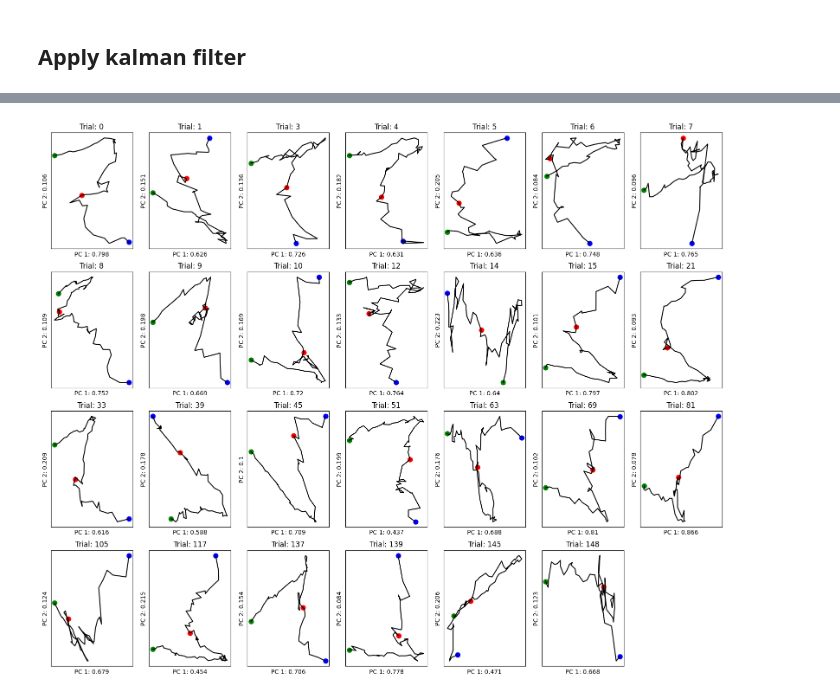
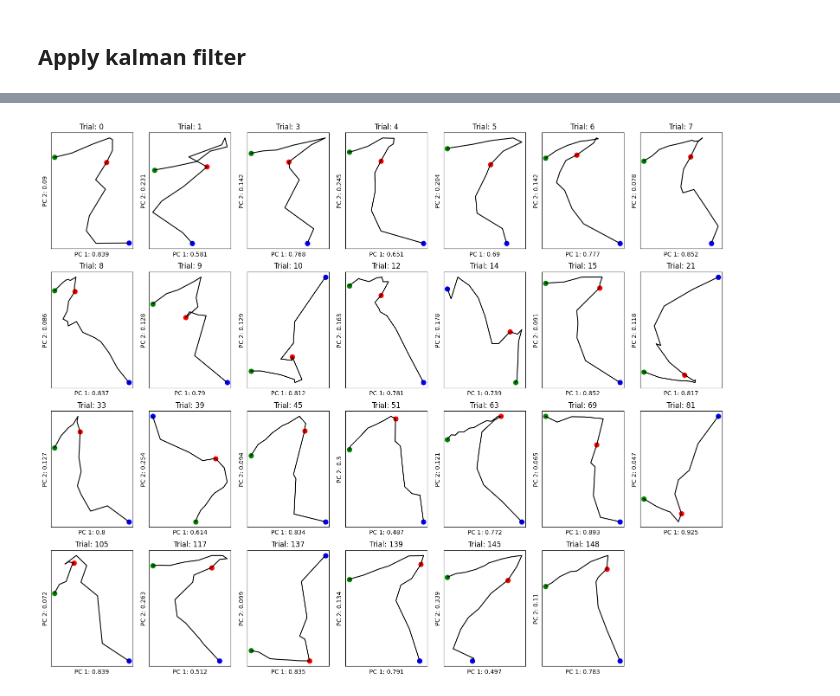
Before and after one commit to hantman-lab/realSpike, a Jupyter notebook: notebooks/pro-svd/PCA_single_trial_control.ipynb, the cells around one changed output, grey strips where cells are left out. Drawn from its saved outputs; the diff is of its cells as text; code cells hidden in the pictures.

```diff
--- a/notebooks/pro-svd/PCA_single_trial_control.ipynb
+++ b/notebooks/pro-svd/PCA_single_trial_control.ipynb
@@ -281,7 +284,7 @@ binned_spikes.shape
 import numpy as np
 from filterpy.kalman import KalmanFilter
 
-def apply_kalman_filter(data, A=1, H=1, Q=0.001, R=1, initial_state=None):
+def apply_kalman_filter(data, A=1, H=1, Q=1e-2, R=1, initial_state=None):
     """
     Applies 1D Kalman filter to each channel in the binned spike data.
 
@@ -352,11 +359,11 @@ smoothed.shape
 # 300 ms after mouth = 60 bins
 # %%
 # lift duration
-lift = int(data["lift_ms"][0,trial_no] / 5)
+lift = int(data["lift_ms"][0,trial_no] / bin_size)
 # grab duration
-grab = int(data["grab_ms"][0,trial_no] / 5)
+grab = int(data["grab_ms"][0,trial_no] / bin_size)
 # mouth duration
-mouth = int(data["mouth_ms"][0,trial_no] / 5)
+mouth = int(data["mouth_ms"][0,trial_no] / bin_size)
 
 (lift, grab, mouth)
 # %% [output]
@@ -394,6 +402,10 @@ from tqdm import tqdm
 # %%
 pcas = list()
 explained_variances = list()
+
+# HYPERPARAMETERS TO TOGGLE
+bin_size = 20
+Q=1e-3
 
 for i in tqdm(control_idxs):
     trial_no = i
@@ -419,11 +431,12 @@ for i in tqdm(control_idxs):
     for i, sc in enumerate(spike_ixs):
         a[i, sc] = 1
 
-    binned_spikes = bin_spike_data(a, 150)
+    b = bin_size * 30 # 30ms per bin
+    binned_spikes = bin_spike_data(a, b)
 
-    smoothed = apply_kalman_filter(binned_spikes)
+    smoothed = apply_kalman_filter(binned_spikes, Q=Q)
 
-    pca = PCA(n_components=3)
+    pca = PCA(n_components=6)
 
     # Fit the PCA model to the data and transform the data
     pca.fit(smoothed.T)
@@ -448,40 +447,35 @@ for i in tqdm(control_idxs):
 # %%
 fig, axes = plt.subplots(4, 7, figsize=(20, 16))
 
 # Flatten axes array for easy iteration
 axes = axes.flatten()
 
 for i, p in zip(range(len(pcas)), pcas):
-    lift = int(data["lift_ms"][0, control_idxs[i]] / 5)
+    lift = int(data["lift_ms"][0, control_idxs[i]] / bin_size)
     # grab duration
-    grab = int(data["grab_ms"][0,control_idxs[i]] / 5)
-#    print(grab)
+    grab = int(data["grab_ms"][0,control_idxs[i]] / bin_size)
     # mouth duration
-    mouth = int(data["mouth_ms"][0,control_idxs[i]] / 5)
+    mouth = int(data["mouth_ms"][0,control_idxs[i]] / bin_size)
 
-    # colors = ["black"] * 10 + ["blue"] * (grab-lift) + ["red"] * (mouth-grab) + ["green"] * 52 + ["black"] * 60
+    lift_start = int(50 / bin_size)
+    grab_start = lift_start + (grab - lift)
+    mouth_start = lift_start + (mouth-lift)
 
     #axes[i].scatter(p[:, 0], p[:, 1], s=1, c=colors)
-    axes[i].plot(p[10: -111, 0], p[10:-111, 1], c="black")
+    axes[i].plot(p[lift_start:mouth_start+1, 0], p[lift_start:mouth_start+1, 1], c="black")
     axes[i].set_xlabel(f"PC 1: {round(explained_variances[i][0], 3)}")
     axes[i].set_ylabel(f"PC 2: {round(explained_variances[i][1], 3)}")
     axes[i].set_title(f"Trial: {control_idxs[i]}")
     axes[i].set_xticks([])
     axes[i].set_yticks([])
 
-    # Sample color mapping
-    # c = {'lift': 'blue', 'grab': 'red', 'mouth': 'green'}
 
-    axes[i].scatter(p[10, 0], p[10, 1], s=60, c="blue")
-    axes[i].scatter(p[grab - lift, 0], p[grab - lift, 1], s=60, c="red")
-    axes[i].scatter(p[-112, 0], p[-112, 1], s=60, c="green")
+    axes[i].scatter(p[lift_start, 0], p[lift_start, 1], s=60, c="blue")
+    axes[i].scatter(p[grab_start, 0], p[grab_start, 1], s=60, c="red")
+    axes[i].scatter(p[mouth_start, 0], p[mouth_start, 1], s=60, c="green")
 
 axes[-1].remove()
 
-#plt.savefig('/home/clewis/repos/realSpike/data/rb50_20250127/single_trial_PCA_control.png')
-
-    # Manual legend
-   # legend_elements = [Patch(facecolor=color, label=fruit) for fruit, color in c.items()]
-    #axes[i].legend(handles=legend_elements)
+plt.savefig(f'/home/clewis/repos/realSpike/data/rb50_20250127/single_trial_PCA_control_{bin_size}ms.png')
 # %% [output]
-[figure, old version]
+[figure, new version]
```
Also changed, not shown: parts of 13 cells of this notebook.
